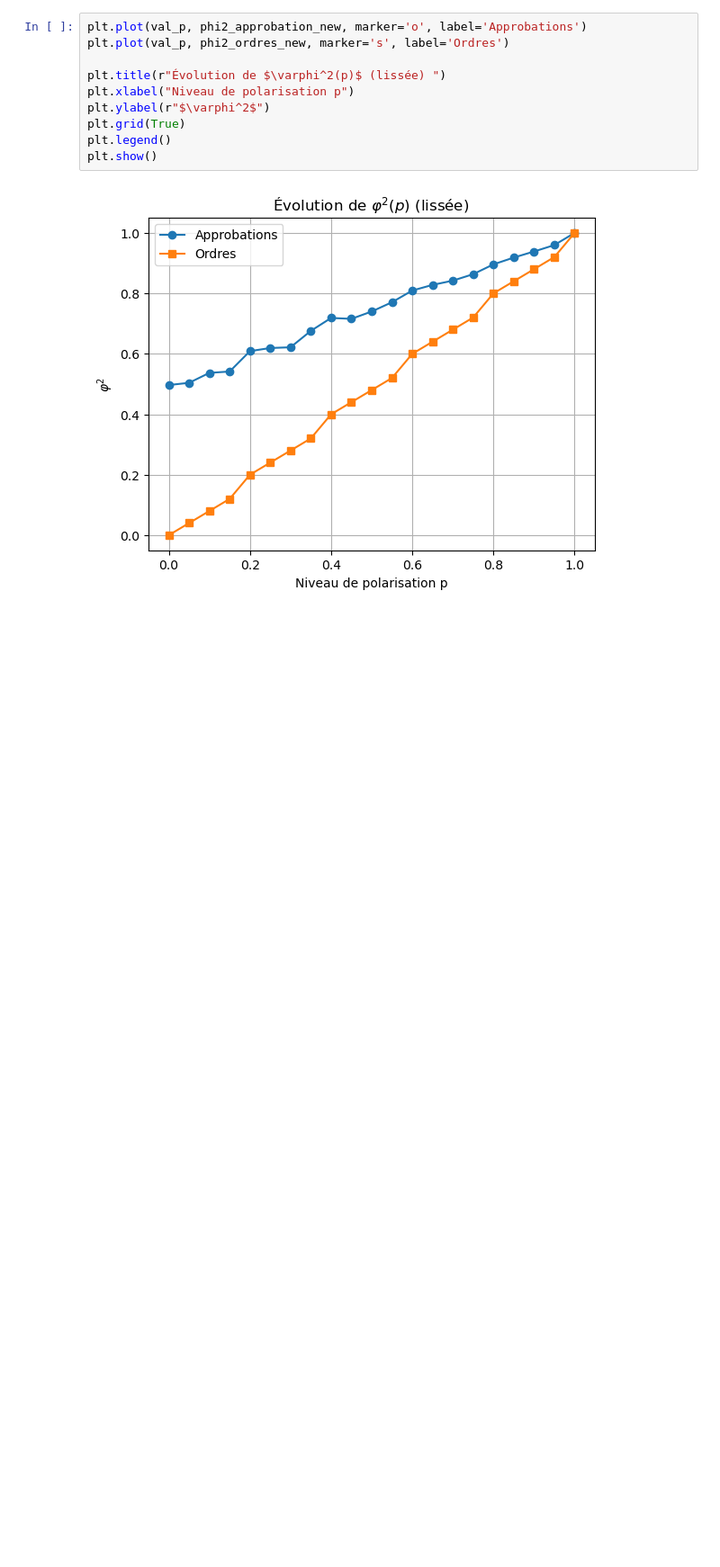
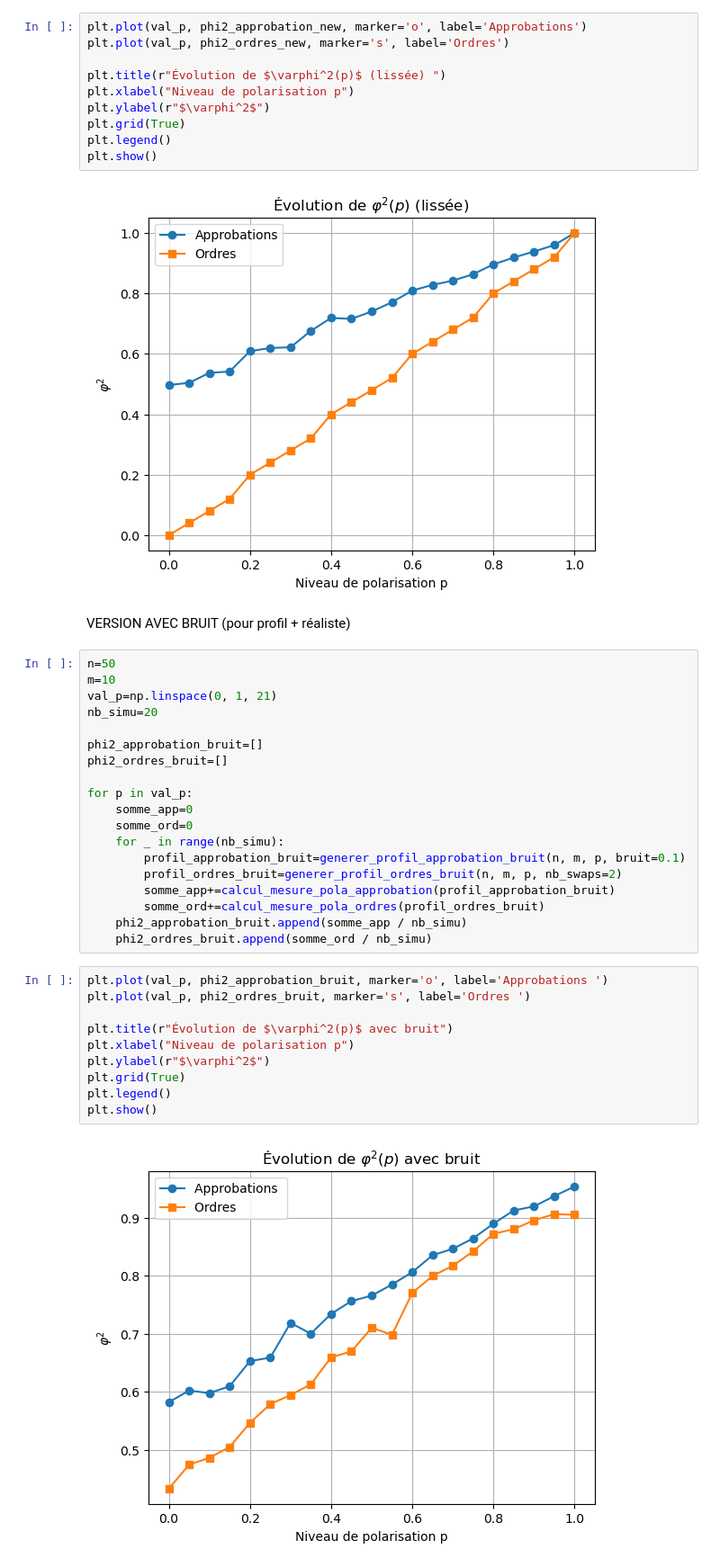
Before and after one commit to speedyangela/projet_fmad, a Jupyter notebook: notebooks/question6.ipynb, the cells around one changed output. Shown at 90% size. Saved outputs shown, nothing was run; the diff lists cells and outputs as text; blank space fills up the shorter version.

Commit message:
juste modif q6 (rajout du bruit)

```diff
--- a/notebooks/question6.ipynb
+++ b/notebooks/question6.ipynb
@@ -66,3 +66,36 @@ plt.legend()
 plt.show()
 # %% [output]
 [figure]
+# %% [markdown]
+VERSION AVEC BRUIT (pour profil + réaliste)
+# %%
+n=50
+m=10
+val_p=np.linspace(0, 1, 21)
+nb_simu=20
+
+phi2_approbation_bruit=[]
+phi2_ordres_bruit=[]
+
+for p in val_p:
+    somme_app=0
+    somme_ord=0
+    for _ in range(nb_simu):
+        profil_approbation_bruit=generer_profil_approbation_bruit(n, m, p, bruit=0.1)
+        profil_ordres_bruit=generer_profil_ordres_bruit(n, m, p, nb_swaps=2)
+        somme_app+=calcul_mesure_pola_approbation(profil_approbation_bruit)
+        somme_ord+=calcul_mesure_pola_ordres(profil_ordres_bruit)
+    phi2_approbation_bruit.append(somme_app / nb_simu)
+    phi2_ordres_bruit.append(somme_ord / nb_simu)
+# %%
+plt.plot(val_p, phi2_approbation_bruit, marker='o', label='Approbations ')
+plt.plot(val_p, phi2_ordres_bruit, marker='s', label='Ordres ')
+
+plt.title(r"Évolution de $\varphi^2(p)$ avec bruit")
+plt.xlabel("Niveau de polarisation p")
+plt.ylabel(r"$\varphi^2$")
+plt.grid(True)
+plt.legend()
+plt.show()
+# %% [output]
+[figure, added]
```
Also changed, not shown: parts of 1 cell of this notebook, 2 other files.
